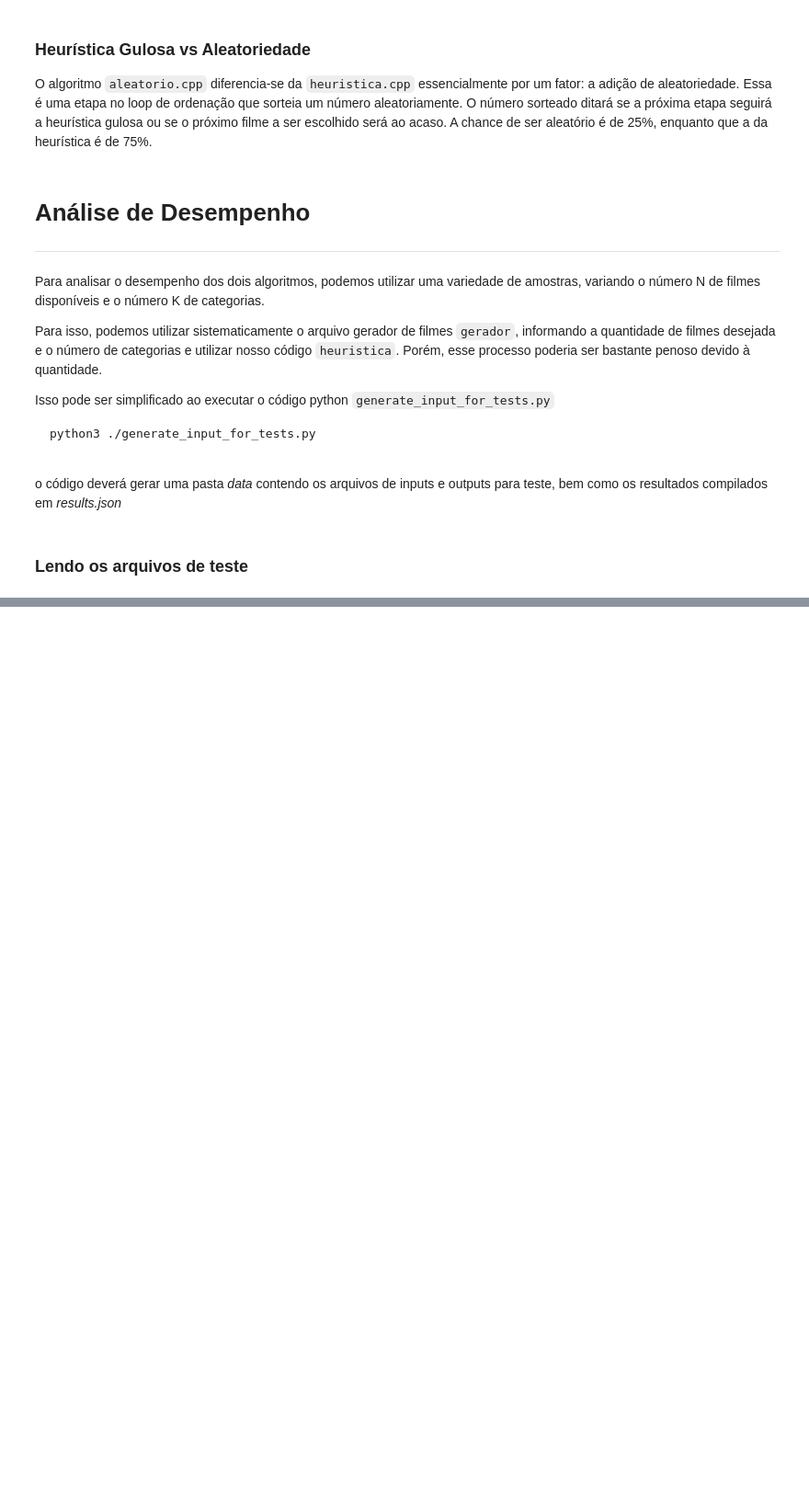
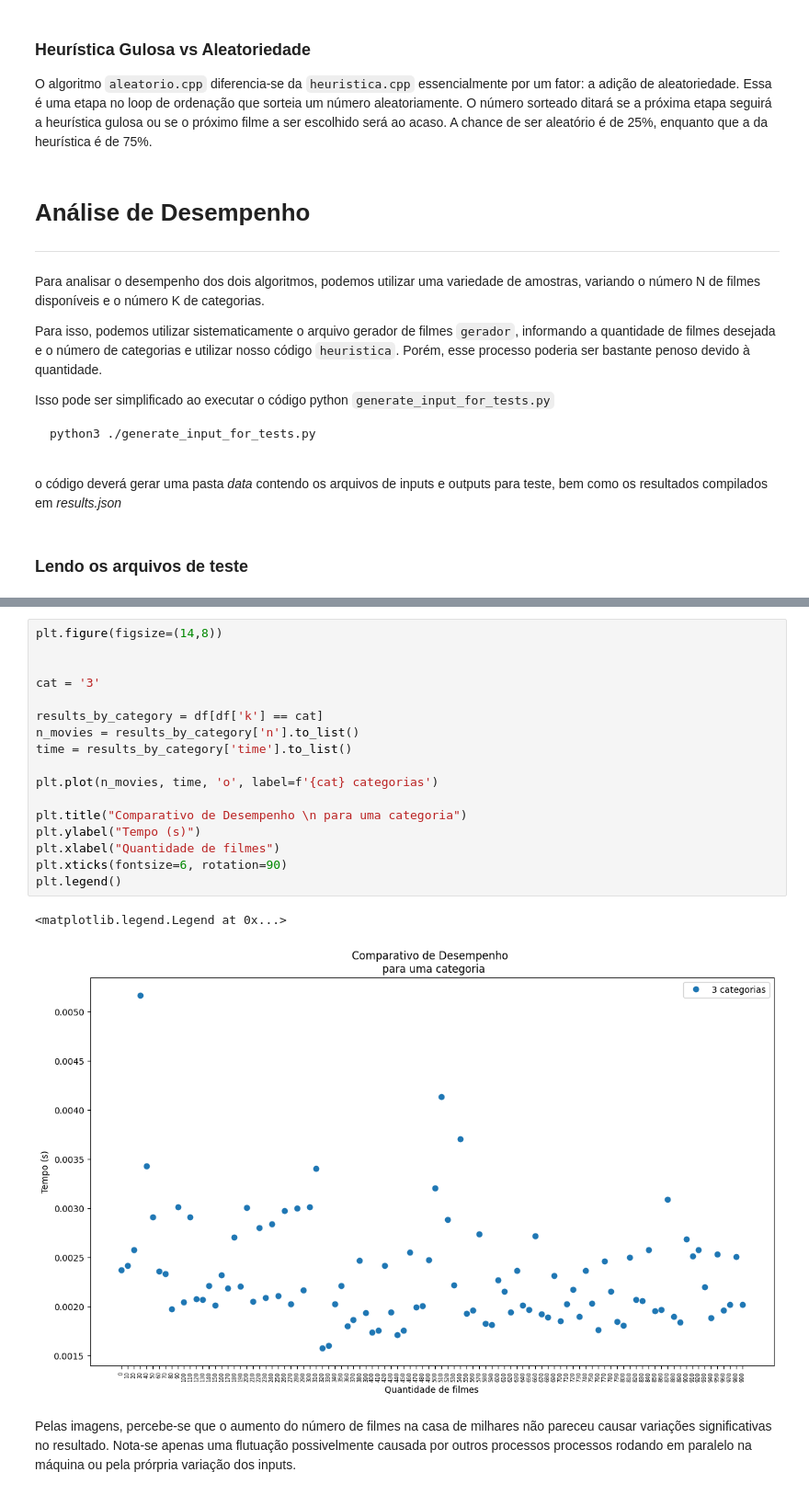
Before and after one commit to Rosada-eng/SuperComp-Maratona-Filmes, a Jupyter notebook: Relatorio_Parcial.ipynb, the cells around one changed output, grey strips where cells are left out. Shown at 92% size. Drawn from its saved outputs; the diff is of its cells as text; blank space fills up the shorter version.

```diff
--- a/Relatorio_Parcial.ipynb
+++ b/Relatorio_Parcial.ipynb
@@ -95,0 +122,22 @@ plt.legend()
+# %%
+plt.figure(figsize=(14,8))
+
+
+cat = '3'
+
+results_by_category = df[df['k'] == cat]
+n_movies = results_by_category['n'].to_list()
+time = results_by_category['time'].to_list()
+
+plt.plot(n_movies, time, 'o', label=f'{cat} categorias')
+
+plt.title("Comparativo de Desempenho \n para uma categoria")
+plt.ylabel("Tempo (s)")
+plt.xlabel("Quantidade de filmes")
+plt.xticks(fontsize=6, rotation=90)
+plt.legend()
+# %% [output]
+<matplotlib.legend.Legend at 0x...>
+[figure, added]
+# %% [markdown]
+Pelas imagens, percebe-se que o aumento do número de filmes na casa de milhares não pareceu causar variações significativas no resultado. Nota-se apenas uma flutuação possivelmente causada por outros processos  processos rodando em paralelo na máquina ou pela prórpria variação dos inputs.
```
Also changed, not shown: parts of 5 cells of this notebook, 1 other file.
